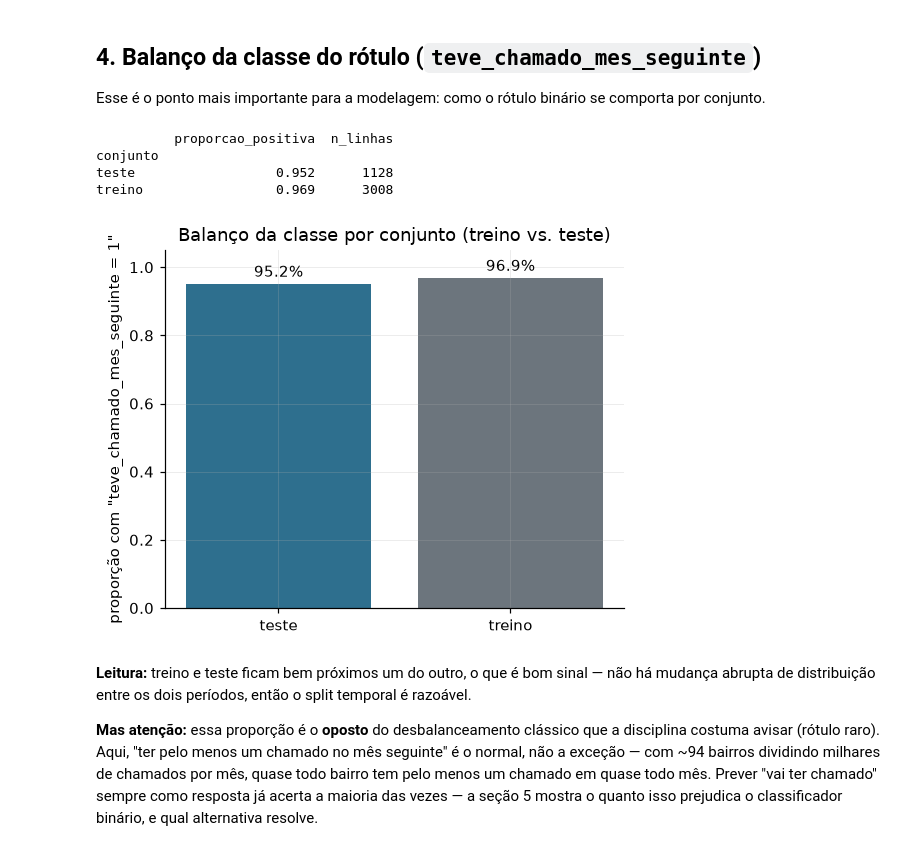
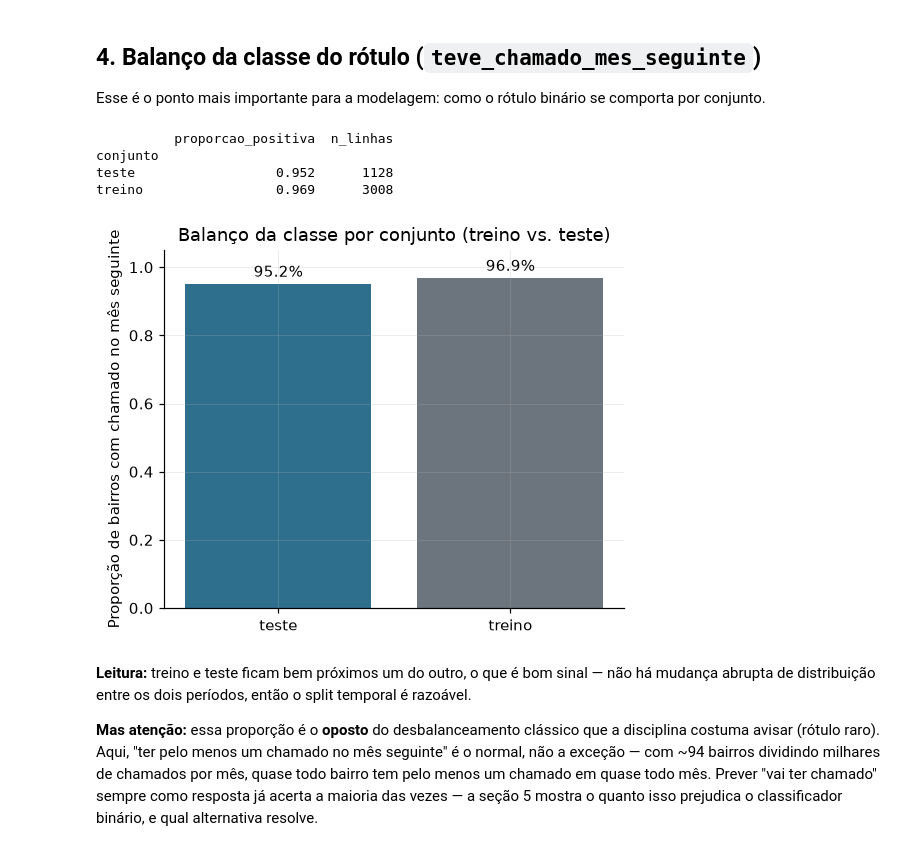
Before and after one commit to antoniolaprov/g17-iluminacao-inteligente, a Jupyter notebook: applications/ml/notebooks/01_exploracao.ipynb, the cells around one changed output. Saved outputs shown, nothing was run; the diff lists cells and outputs as text; code cells hidden in the pictures.

Commit message:
docs(ml): completa e reexecuta notebooks de bairro (T17)

```diff
--- a/applications/ml/notebooks/01_exploracao.ipynb
+++ b/applications/ml/notebooks/01_exploracao.ipynb
@@ -154,24 +242,24 @@ Esse é o ponto mais importante para a modelagem: como o rótulo binário se com
 # %%
 balanco = painel.groupby("conjunto")["teve_chamado_mes_seguinte"].agg(["mean", "count"])
 balanco.columns = ["proporcao_positiva", "n_linhas"]
 print(balanco.round(3))
 
 fig, ax = plt.subplots(figsize=(5, 4))
 cores = [PALETA["primaria"], PALETA["secundaria"]]
 ax.bar(balanco.index, balanco["proporcao_positiva"], color=cores)
 for i, v in enumerate(balanco["proporcao_positiva"]):
     ax.text(i, v + 0.02, f"{v:.1%}", ha="center", fontsize=10)
 ax.set_ylim(0, 1.05)
-ax.set_ylabel('proporção com "teve_chamado_mes_seguinte = 1"')
+ax.set_ylabel("Proporção de bairros com chamado no mês seguinte")
 ax.set_title("Balanço da classe por conjunto (treino vs. teste)")
 plt.tight_layout()
 plt.show()
 # %% [output]
           proporcao_positiva  n_linhas
 conjunto
 teste                  0.952      1128
 treino                 0.969      3008
-[figure, old version]
+[figure, new version]
 # %% [markdown]
 **Leitura:** treino e teste ficam bem próximos um do outro, o que é bom sinal — não há mudança
 abrupta de distribuição entre os dois períodos, então o split temporal é razoável.
```
Also changed, not shown: parts of 11 cells of this notebook, 3 other files.
